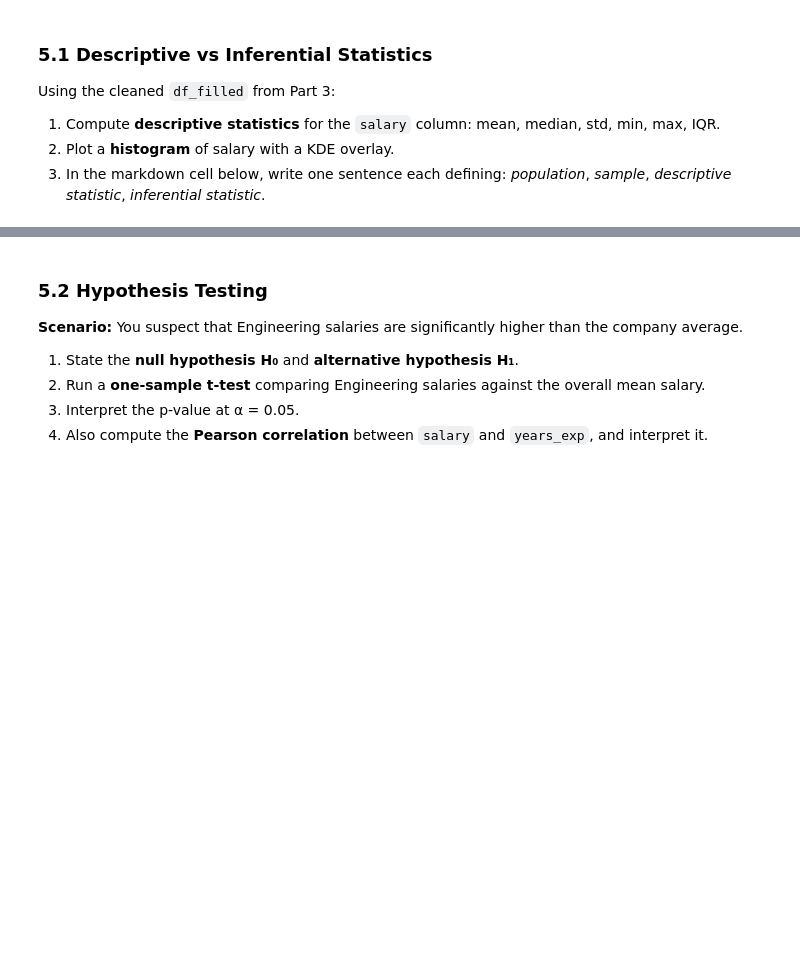
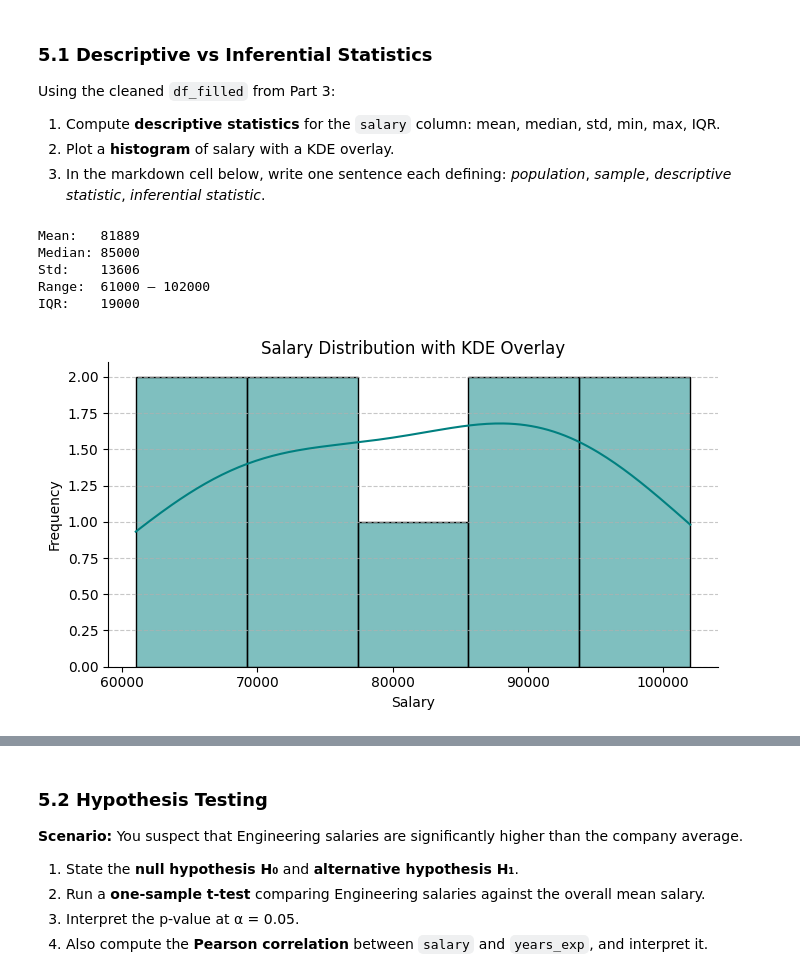
Before and after one commit to GagandeepSingh20/Celebal-Excellence-Internship, a Jupyter notebook: week1_Gagandeep.ipynb, the cells around one changed output, grey strips where cells are left out. Cells and saved outputs as stored; diff of their text form; code cells hidden in the pictures; blank space fills up the shorter version.

```diff
--- a/week1_Gagandeep.ipynb
+++ b/week1_Gagandeep.ipynb
@@ -286,6 +345,9 @@ print("Missing values before:")
 print(df.isnull().sum())
 
 df_filled = df.copy()
+df_filled['salary'] = df_filled['salary'].fillna(df_filled['salary'].median())
+df_filled['age'] = df_filled['age'].fillna(round(df_filled['age'].mean()))
+df_filled.dropna(subset=['performance'], inplace=True)
 # YOUR CODE HERE
 
 print("\nMissing values after:")
@@ -421,26 +625,42 @@ Using the cleaned `df_filled` from Part 3:
 2. Plot a **histogram** of salary with a KDE overlay.
 3. In the markdown cell below, write one sentence each defining: *population*, *sample*, *descriptive statistic*, *inferential statistic*.
 # %%
+import seaborn as sns
+
 salary = df_filled['salary']
 
-mean_s   = None  # YOUR CODE HERE
-median_s = None  # YOUR CODE HERE
-std_s    = None  # YOUR CODE HERE
-min_s    = None  # YOUR CODE HERE
-max_s    = None  # YOUR CODE HERE
-iqr_s    = None  # YOUR CODE HERE — use np.percentile
+mean_s   = salary.mean()
+median_s = salary.median()
+std_s    = salary.std()
+min_s    = salary.min()
+max_s    = salary.max()
+q75, q25 = np.percentile(salary, [75, 25])
+iqr_s    = q75 - q25
 
 print(f"Mean:   {mean_s:.0f}")
 print(f"Median: {median_s:.0f}")
 print(f"Std:    {std_s:.0f}")
 print(f"Range:  {min_s:.0f} – {max_s:.0f}")
 print(f"IQR:    {iqr_s:.0f}")
 
 # Histogram + KDE
-fig, ax = plt.subplots()
-# YOUR CODE HERE
-ax.set_xlabel('Salary'); ax.set_title('Salary Distribution')
-plt.tight_layout(); plt.show()
+
+fig, ax = plt.subplots(figsize=(7, 4))
+sns.histplot(salary, kde=True, color='teal', bins=5, ax=ax)
+ax.set_xlabel('Salary')
+ax.set_ylabel('Frequency')
+ax.set_title('Salary Distribution with KDE Overlay')
+ax.grid(axis='y', linestyle='--', alpha=0.7)
+
+plt.tight_layout()
+plt.show()
+# %% [output]
+Mean:   81889
+Median: 85000
+Std:    13606
+Range:  61000 – 102000
+IQR:    19000
+[figure, added]
 # %% [markdown]
 **Definitions (5.1):**
 
```
Also changed, not shown: parts of 15 cells of this notebook.
